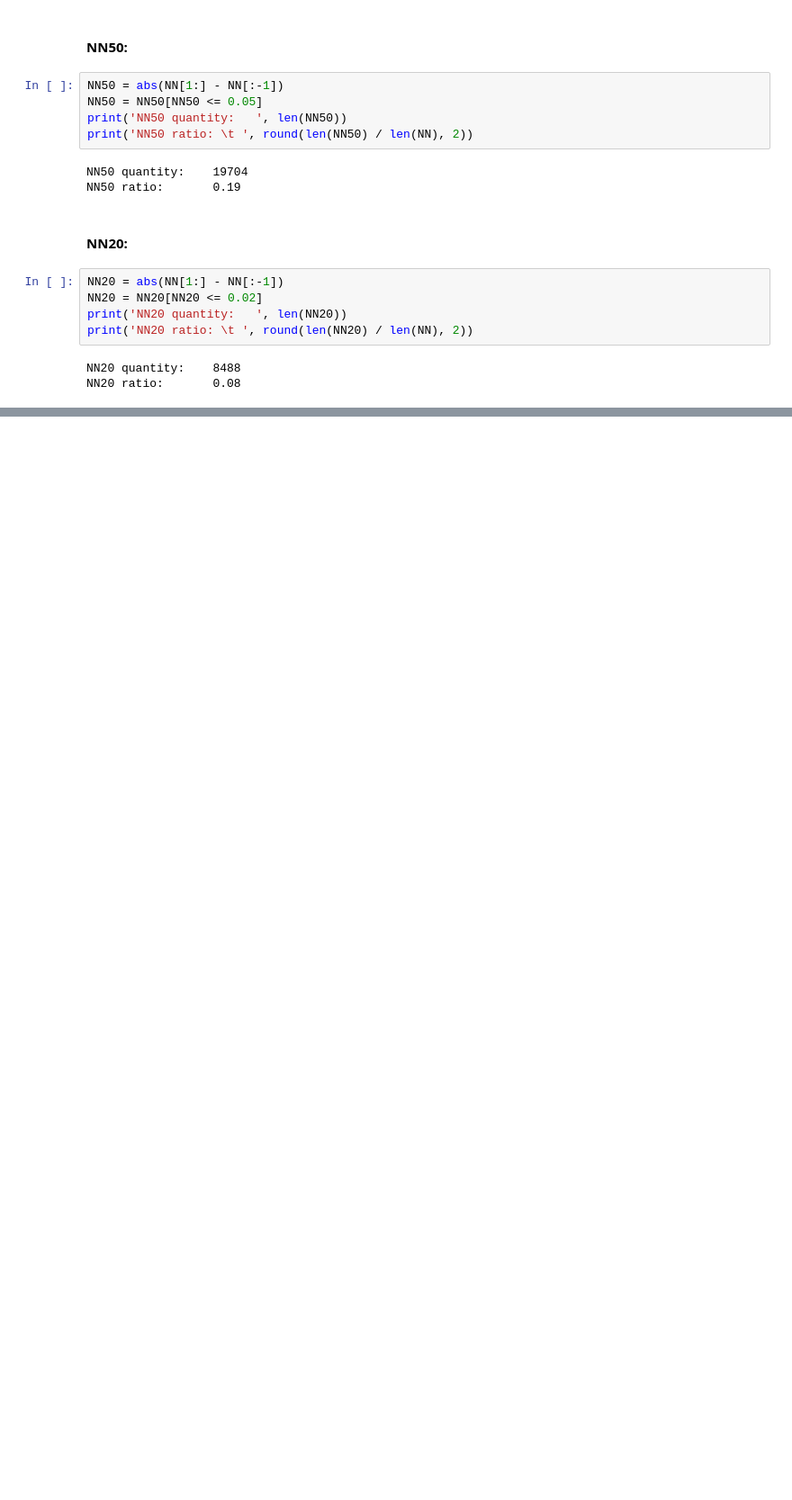
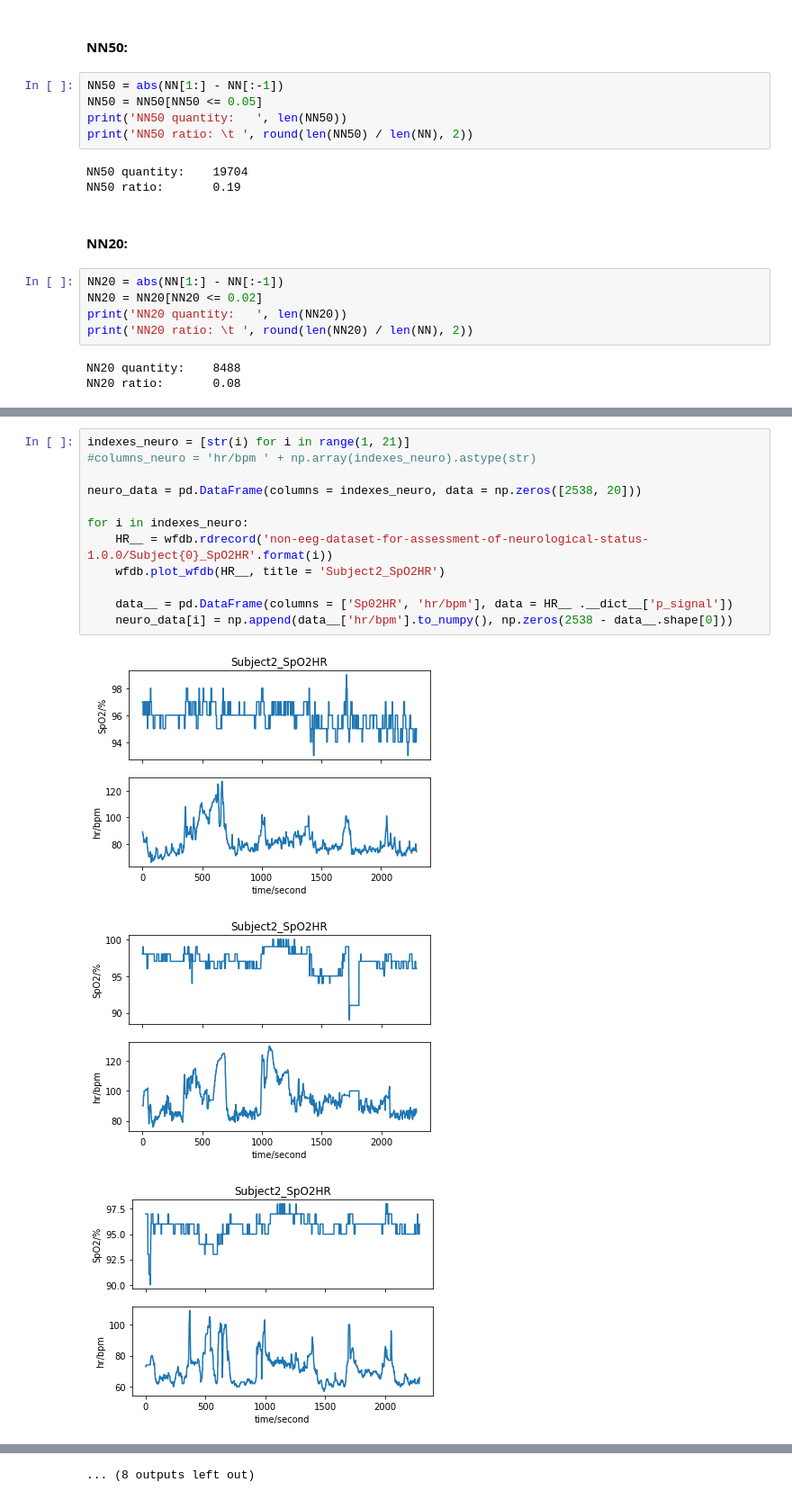
Before and after one commit to hK04/BioTechDaysMIPT2022, a Jupyter notebook: main.ipynb, the cells around one changed output, grey strips where cells are left out. Shown at 90% size. Saved outputs shown, nothing was run; the diff lists cells and outputs as text; blank space fills up the shorter version.

Commit message:
Non-EEG Dataset for Assessment of Neurological Status

```diff
--- a/main.ipynb
+++ b/main.ipynb
@@ -409,0 +465,16 @@ NN20 ratio:       0.08
+# %%
+indexes_neuro = [str(i) for i in range(1, 21)]
+#columns_neuro = 'hr/bpm ' + np.array(indexes_neuro).astype(str)
+
+neuro_data = pd.DataFrame(columns = indexes_neuro, data = np.zeros([2538, 20]))
+
+for i in indexes_neuro:
+    HR__ = wfdb.rdrecord('non-eeg-dataset-for-assessment-of-neurological-status-1.0.0/Subject{0}_SpO2HR'.format(i))
+    wfdb.plot_wfdb(HR__, title = 'Subject2_SpO2HR')
+
+    data__ = pd.DataFrame(columns = ['Sp02HR', 'hr/bpm'], data = HR__ .__dict__['p_signal'])
+    neuro_data[i] = np.append(data__['hr/bpm'].to_numpy(), np.zeros(2538 - data__.shape[0]))
+# %% [output]
+[figure, added]
+[figure, added]
+[figure, added]
@@ -409,0 +490 @@ NN20 ratio:       0.08
+... (8 outputs left out)
```
Also changed, not shown: parts of 25 cells of this notebook.
